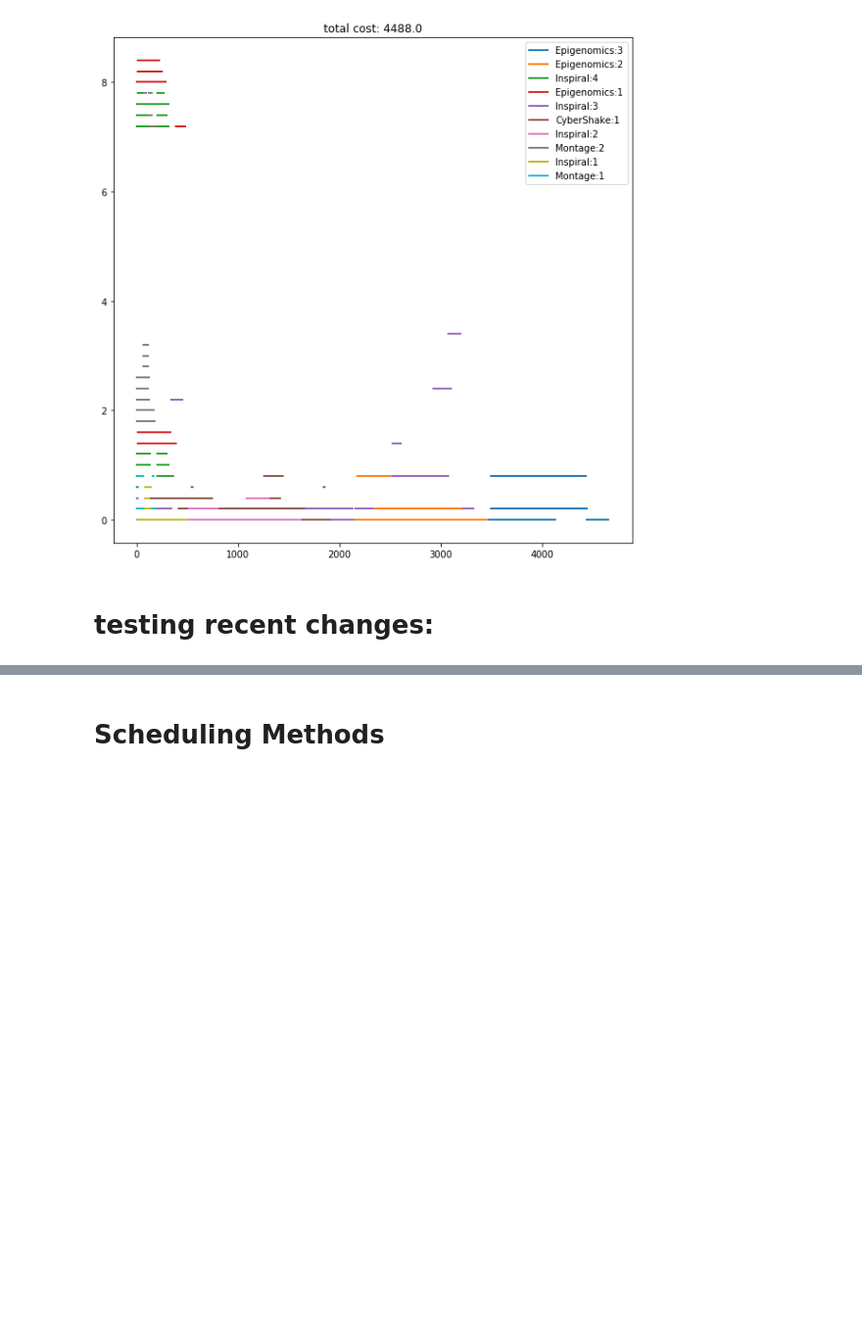
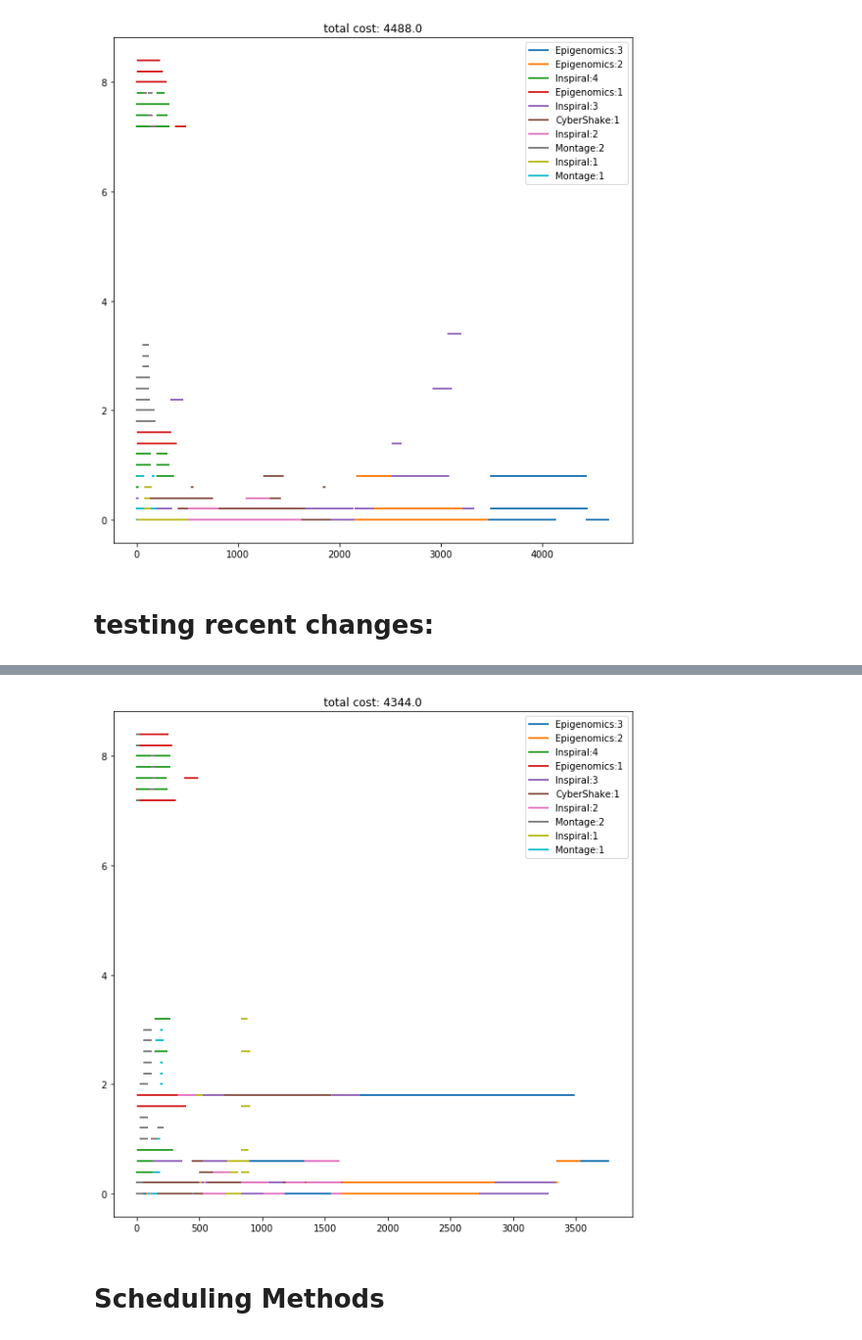
Before and after one commit to ralthor/Scheduler, a Jupyter notebook: create-workload.ipynb, the cells around one changed output, grey strips where cells are left out. Shown at 98% size. Saved outputs shown, nothing was run; the diff lists cells and outputs as text; code cells hidden in the pictures; blank space fills up the shorter version.

```diff
--- a/create-workload.ipynb
+++ b/create-workload.ipynb
@@ -215,0 +192,74 @@ False
+# %%
+from IPython.core.debugger import set_trace
+
+import Scheduler.Multi_Workflow
+from db.definitions import Test
+import pickle
+
+import Scheduler.Multi_Workflow
+from db.definitions import Test
+import pickle
+
+#create_pickle()
+
+row, test, job, constraint, names, sizes = read_jobs()
+test.time_slot = 1
+for r in test.resource_array:
+    r[1] *= 12
+bandwidth, workload_len, timeslot_list, powers, prices, numbers, power_list, price_list, timeslot_list, resource_spec, main_resources = create_resources()
+makespan_list, cost_list, resources_set, graph_set, constraint_values = calculate_reference_plans()
+
+to_write = (bandwidth, workload_len, timeslot_list, powers, prices, numbers, power_list,
+            price_list, timeslot_list, resource_spec, main_resources,
+            makespan_list, cost_list, resources_set, graph_set, constraint_values)
+
+#pickle.dump(to_write, open('refrence_plan.pickle', 'wb'))
+
+read_object = pickle.load(open('refrence_plan.pickle', 'rb'))
+
+bandwidth, workload_len, timeslot_list, powers, prices, numbers, power_list, price_list, timeslot_list, resource_spec, main_resources, makespan_list, cost_list, resources_set, graph_set, constraint_values = read_object
+
+jobs, cloud_resources = create_multi_workflow_resouces()
+
+
+
+# running the fair_policy():
+show_online_schedule=True
+arrivals=False
+
+# scheduling dummy tasks (get rid of them!):
+for i in range(workload_len):
+    jobs[i].scheduler.schedule_next(do_head_nodes=True)
+    cloud_resources.costs = cloud_resources.price_of_each_graph()
+    # current_critical[i] = jobs[i].critical_now
+
+figure_number = 1
+
+# MAIN WHILE of Scheduler:
+current_time = 0
+while any([not job.scheduler.finished for job in jobs]):
+    cloud_resources.costs = cloud_resources.price_of_each_graph()
+    for i in range(len(jobs)):
+        job = jobs[i]
+        consumed_cost = cloud_resources.costs[job.g.name]
+        job.scheduler.remaining_budget = job.scheduler.total_budget - consumed_cost
+        job.scheduler.recalculate_sub_budget()
+
+    while all([job.scheduler.next_ready_task(current_time)==-1 for job in jobs]):
+        current_time = min([x for x in [job.scheduler.next_event(current_time) for job in jobs] if not x is None])
+    ready_list = [i for i, job in enumerate(jobs) if job.scheduler.next_ready_task(current_time) != -1]
+
+    most_critical = max([(jobs[ii].critical_now, ii) for ii in ready_list])[1]
+
+    if show_online_schedule:
+        show_schedule(cloud_resources, figure_number, current_time)
+    figure_number += 1
+
+    job = jobs[most_critical]
+
+    job.scheduler.schedule_next(do_head_nodes=True, arrival_time=current_time)
+
+
+show_results()
+show_schedule(cloud_resources)
+# %% [output]
@@ -216,3 +283,4 @@ False
+[figure, added]
 # %% [markdown]
 # Scheduling Methods
 # %%
```
Also changed, not shown: parts of 20 cells of this notebook.
